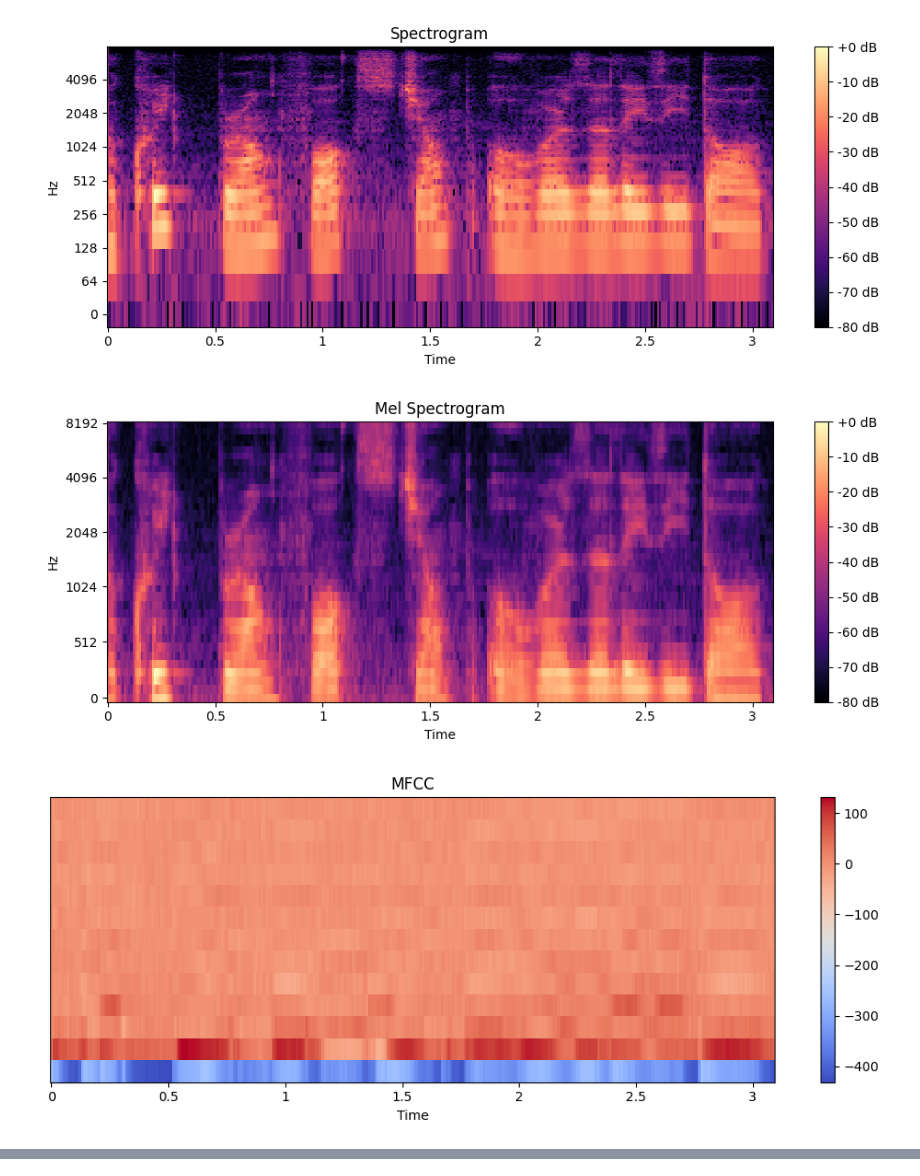
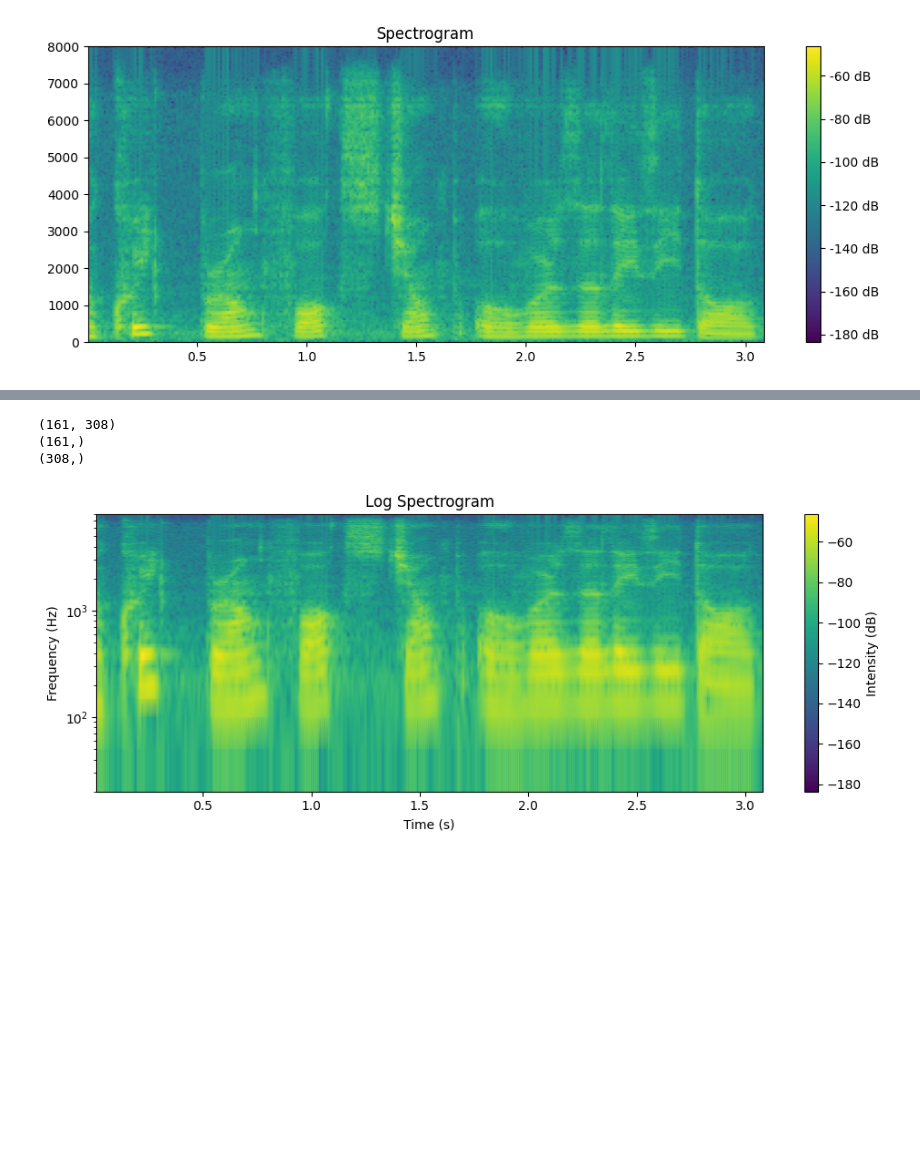
Before and after one commit to loeeeee/CS-304-Speech-Recognition-Code, a Jupyter notebook: src/loe-speech-recognition/interface.ipynb, the cells around one changed output, grey strips where cells are left out. Drawn from its saved outputs; the diff is of its cells as text; code cells hidden in the pictures; blank space fills up the shorter version.

Commit message:
add plots

```diff
--- a/src/loe-speech-recognition/interface.ipynb
+++ b/src/loe-speech-recognition/interface.ipynb
@@ -20,7 +29,5 @@ import scipy as sp
 # %%
 vis = Visualization(audio_path="../../segment_results/result.wav")
-vis.main()
+vis.plot_spectrogram()
 # %% [output]
-[figure, old version]
+[figure, new version]
-[figure, removed]
-[figure, removed]
@@ -28,0 +34,7 @@ vis.main()
+# %%
+vis.plot_log_spectrogram()
+# %% [output]
+(161, 308)
+(161,)
+(308,)
+[figure, added]
```
Also changed, not shown: parts of 3 cells of this notebook, 1 other file.
